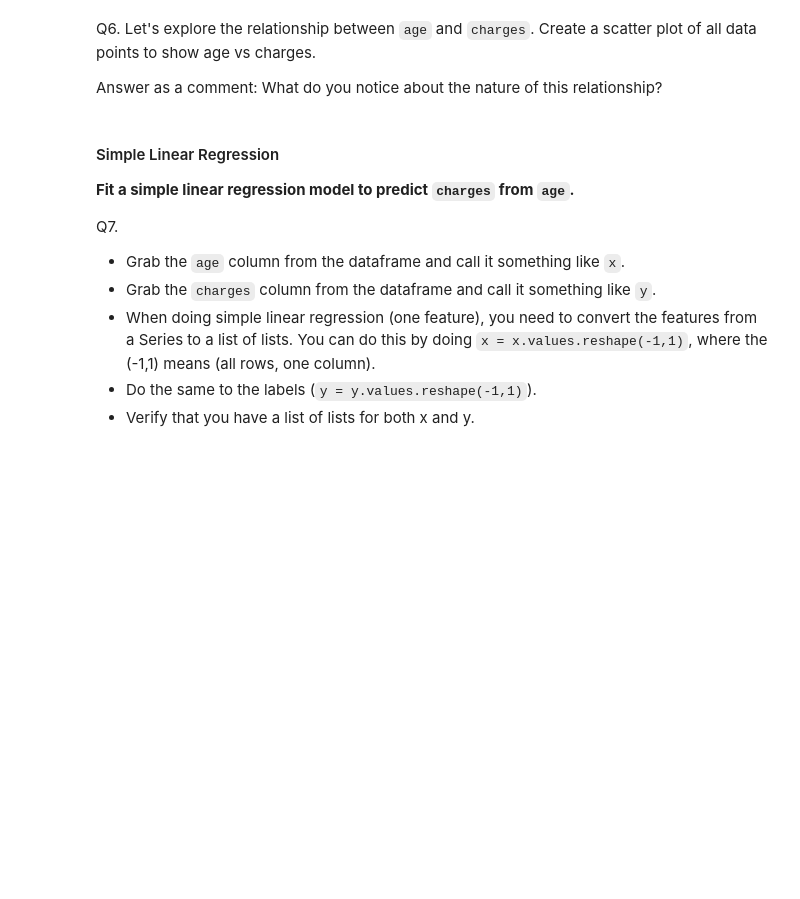
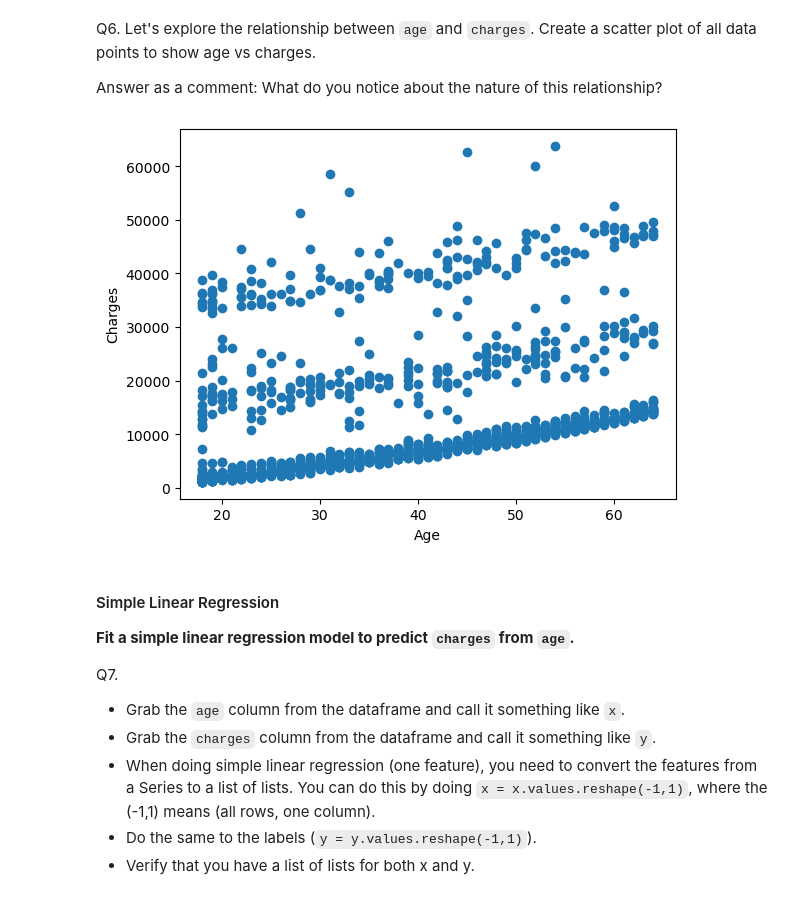
Before and after one commit to alantientran/ML-KNN, a Jupyter notebook: Assignment3.ipynb, the cells around one changed output. Saved outputs shown, nothing was run; the diff lists cells and outputs as text; code cells hidden in the pictures; blank space fills up the shorter version.

```diff
--- a/Assignment3.ipynb
+++ b/Assignment3.ipynb
@@ -51,7 +95,16 @@ Q6. Let's explore the relationship between `age` and `charges`. Create a scatter
 
 Answer as a comment: What do you notice about the nature of this relationship?
 # %%
-# your code goes here
+plt.xlabel("Age")
+plt.ylabel("Charges")
+plt.scatter(ohe_data['age'], ohe_data['charges'])
+plt.show()
+
+# There seems to be three brackets of charges that each follow a linear growth with respect to age.
+# The first has the strongest correlation and is between 0 and 10k dollars. The second is between 10k and 20k, and the final
+# is between 30k to 40k. Although older folks have higher charges, all ages seem to fall into these brackets.
+# %% [output]
+[figure, added]
 # %% [markdown]
 #### Simple Linear Regression
 **Fit a simple linear regression model to predict `charges` from `age`.**
```
Also changed, not shown: parts of 16 cells of this notebook.
